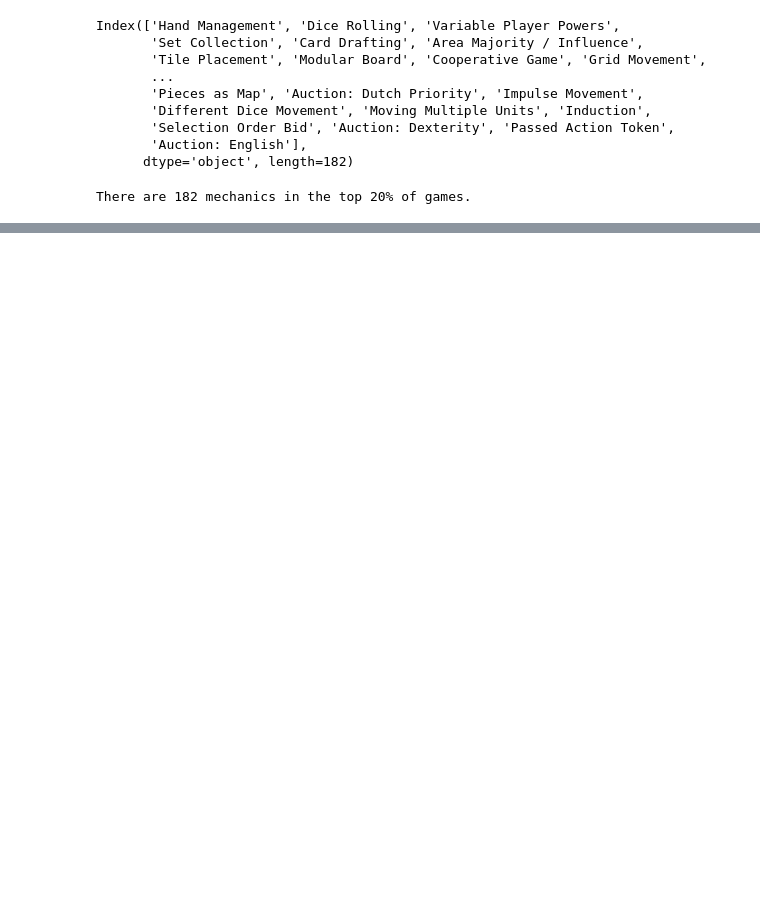
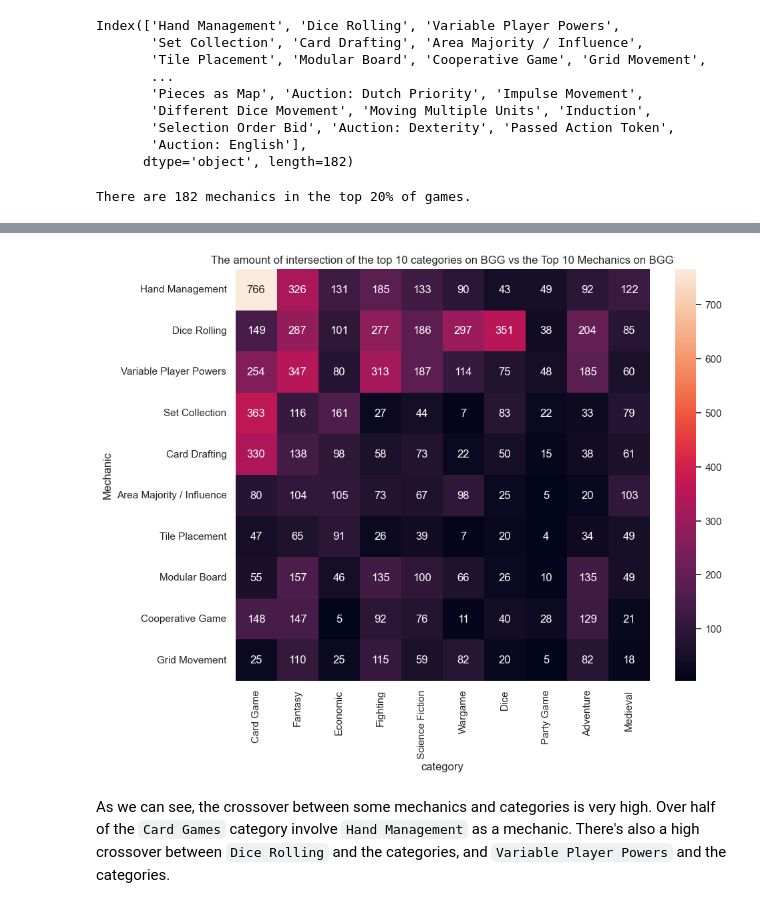
Before and after one commit to J-Zoo99/portfolio, a Jupyter notebook: BoardGameGeek.ipynb, the cells around one changed output, grey strips where cells are left out. Saved outputs shown, nothing was run; the diff lists cells and outputs as text; code cells hidden in the pictures; blank space fills up the shorter version.

```diff
--- a/BoardGameGeek.ipynb
+++ b/BoardGameGeek.ipynb
@@ -543,0 +552,14 @@ Index(['id', 'name', 'yearpublished', 'rank', 'bayesaverage', 'average',
+# %%
+cata_mech_dict = {}
+for game in game_cata_mech_dict.values():
+    catas = game[0]
+    mechs = game[1]
+    if type(catas) != float:
+        if type(mechs) != float:
+            for cata in catas:
+                cata_entry = cata_mech_dict.setdefault(cata,{})
+                for mech in mechs:
+                    cata_mech_entry = cata_entry.setdefault(mech,0)
+                    cata_entry[mech] = cata_entry[mech] + 1
+# %%
+cata_mech_df = pd.DataFrame.from_dict(cata_mech_dict)
@@ -543,0 +576,17 @@ Index(['id', 'name', 'yearpublished', 'rank', 'bayesaverage', 'average',
+# %%
+top_10_cata = all_categories.index[0:10]
+top_10_mech = all_mechanics.index[0:10]
+top_10_both_df = cata_mech_df.loc[top_10_mech,top_10_cata]
+# %%
+plt.figure(figsize=(10,8))
+
+sns.heatmap(data=top_10_both_df, annot=True, fmt="n")
+
+plt.title(f"The amount of intersection of the top 10 categories on BGG vs the Top 10 Mechanics on BGG")
+plt.xlabel('category')
+plt.ylabel('Mechanic')
+plt.show()
+# %% [output]
+[figure, added]
+# %% [markdown]
+As we can see, the crossover between some mechanics and categories is very high. Over half of the `Card Games` category involve `Hand Management` as a mechanic. There's also a high crossover between `Dice Rolling` and the categories, and `Variable Player Powers` and the categories.
```
Also changed, not shown: parts of 32 cells of this notebook, 1 other file.
